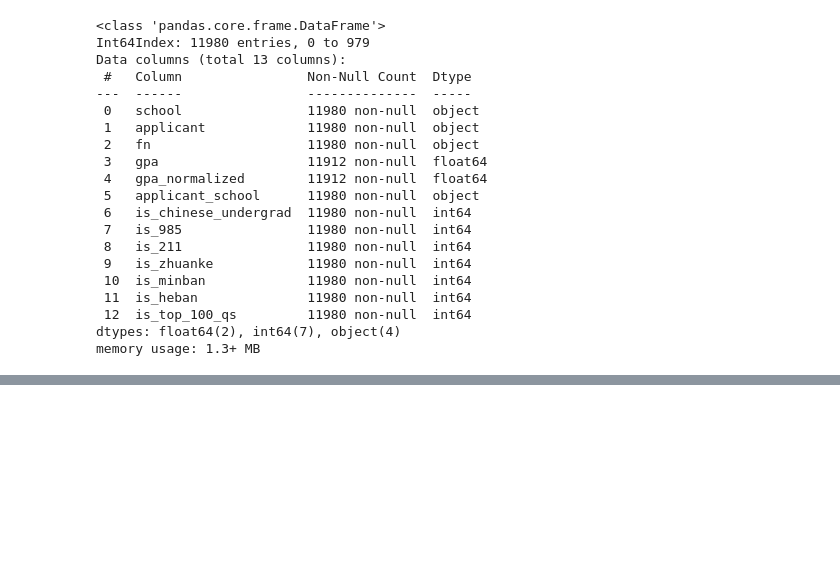
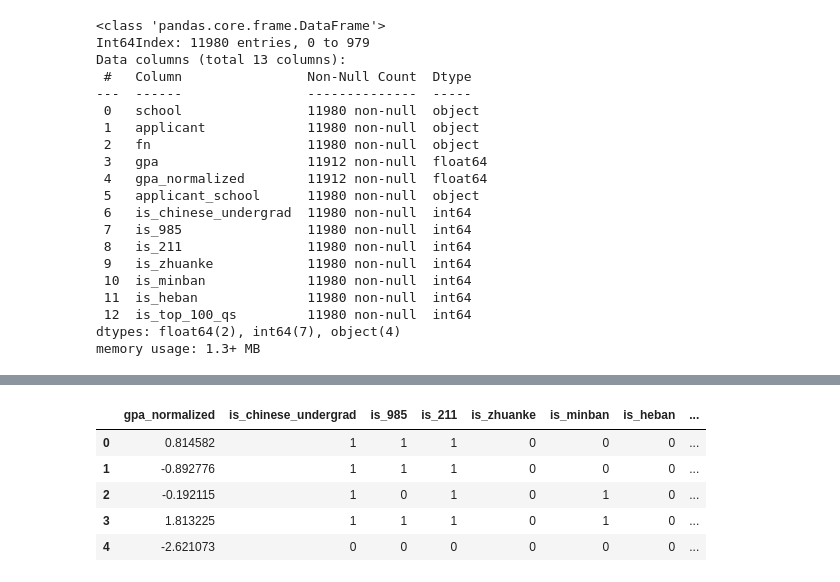
Before and after one commit to cnll0075/xuanxiao_app, a Jupyter notebook: nbs/analysis.ipynb, the cells around one changed output, grey strips where cells are left out. Saved outputs shown, nothing was run; the diff lists cells and outputs as text; code cells hidden in the pictures; blank space fills up the shorter version.

```diff
--- a/nbs/analysis.ipynb
+++ b/nbs/analysis.ipynb
@@ -268,11 +294,11 @@ array([ 2., 37., 28., 15.,  8.,  6.,  4.])
 import os
 # %%
 all_applicant_df_fns = []
-for fn in os.listdir('.'):
+for fn in os.listdir('../data/'):
     if '_applicants.csv' in fn:
         all_applicant_df_fns.append(fn)
 # %%
-all_applicant_dfs = [pd.read_csv(f'{t}') for t in all_applicant_df_fns]
+all_applicant_dfs = [pd.read_csv(f'../data/{t}') for t in all_applicant_df_fns]
 # %%
 for df_fn, df in zip(all_applicant_df_fns, all_applicant_dfs):
     df['fn'] = df_fn
@@ -359 +367,7 @@ t.to_csv("all_applicant_training_data.csv", index=None)
+# %%
+_t = _t[_t['gpa_normalized'].notna()]
+_t = _t[_t['qs_ranking'].notna()]
+# %%
+train_df = _t[['gpa_normalized', 'is_chinese_undergrad', 'is_985', 'is_211',
+               'is_zhuanke', 'is_minban', 'is_heban', 'is_top_100_qs']]
 # %%
@@ -362,0 +518,9 @@ def model_training(train_df):
+# %%
+train_df.head()
+# %% [output]
+|  | gpa_normalized | is_chinese_undergrad | is_985 | is_211 | is_zhuanke | is_minban | is_heban | ... |
+| 0 | 0.814582 | 1 | 1 | 1 | 0 | 0 | 0 | ... |
+| 1 | -0.892776 | 1 | 1 | 1 | 0 | 0 | 0 | ... |
+| 2 | -0.192115 | 1 | 0 | 1 | 0 | 1 | 0 | ... |
+| 3 | 1.813225 | 1 | 1 | 1 | 0 | 1 | 0 | ... |
+| 4 | -2.621073 | 0 | 0 | 0 | 0 | 0 | 0 | ... |
```
Also changed, not shown: parts of 42 cells of this notebook, 12 other files.
